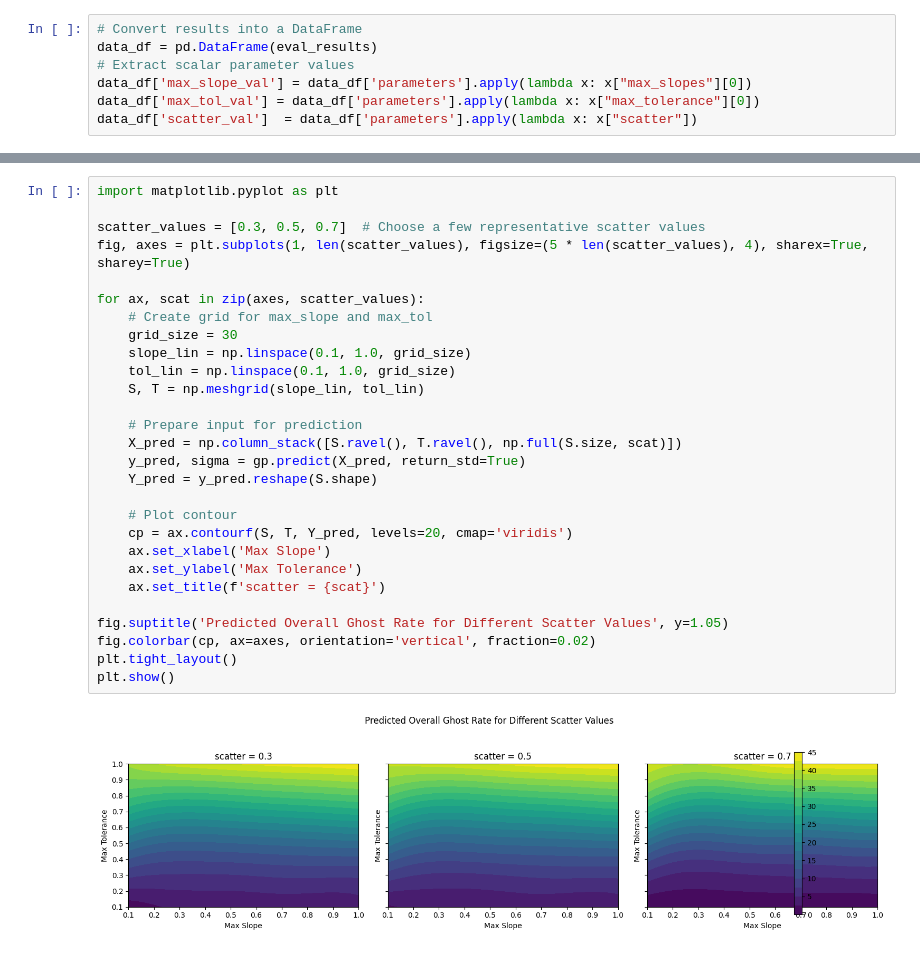
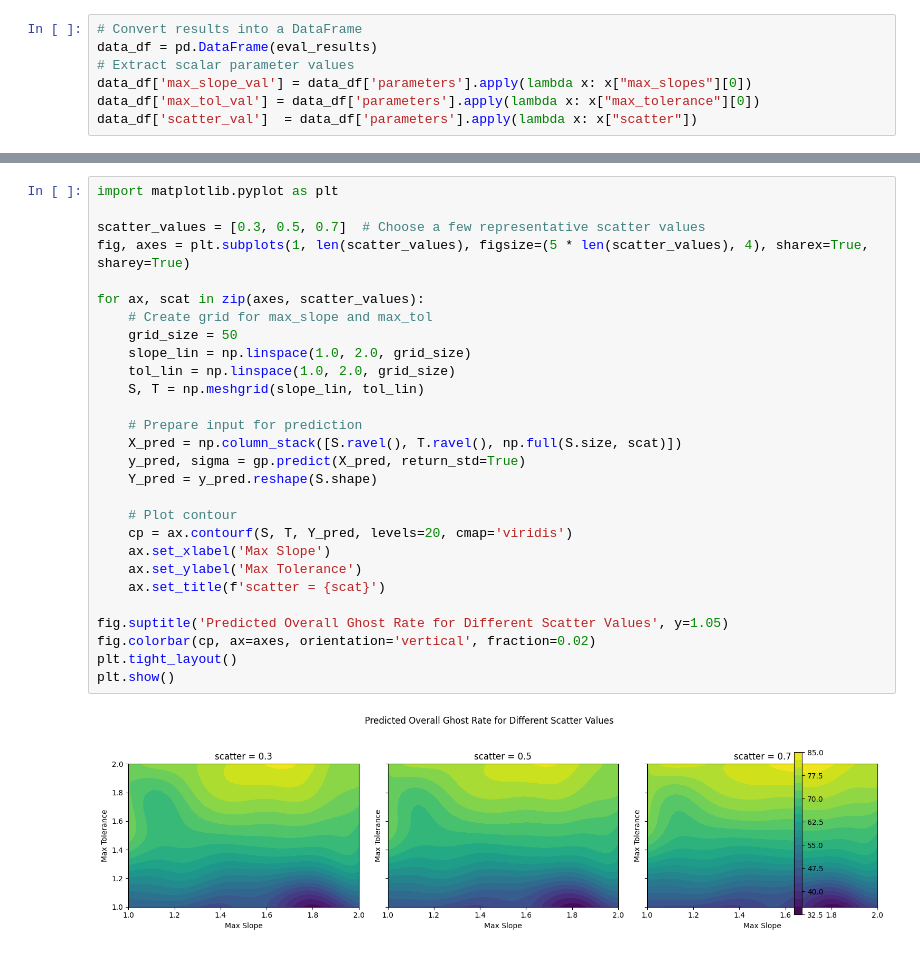
Before and after one commit to SvenHockers/velopix_tracking, a Jupyter notebook: optimalisation_landscape/TrackFollowing.ipynb, the cells around one changed output, grey strips where cells are left out. Drawn from its saved outputs; the diff is of its cells as text.

```diff
--- a/optimalisation_landscape/TrackFollowing.ipynb
+++ b/optimalisation_landscape/TrackFollowing.ipynb
@@ -159,30 +174,30 @@ plt.show()
 # %%
 import matplotlib.pyplot as plt
 
 scatter_values = [0.3, 0.5, 0.7]  # Choose a few representative scatter values
 fig, axes = plt.subplots(1, len(scatter_values), figsize=(5 * len(scatter_values), 4), sharex=True, sharey=True)
 
 for ax, scat in zip(axes, scatter_values):
     # Create grid for max_slope and max_tol
-    grid_size = 30
-    slope_lin = np.linspace(0.1, 1.0, grid_size)
-    tol_lin = np.linspace(0.1, 1.0, grid_size)
+    grid_size = 50
+    slope_lin = np.linspace(1.0, 2.0, grid_size)
+    tol_lin = np.linspace(1.0, 2.0, grid_size)
     S, T = np.meshgrid(slope_lin, tol_lin)
 
     # Prepare input for prediction
     X_pred = np.column_stack([S.ravel(), T.ravel(), np.full(S.size, scat)])
     y_pred, sigma = gp.predict(X_pred, return_std=True)
     Y_pred = y_pred.reshape(S.shape)
 
     # Plot contour
     cp = ax.contourf(S, T, Y_pred, levels=20, cmap='viridis')
     ax.set_xlabel('Max Slope')
     ax.set_ylabel('Max Tolerance')
     ax.set_title(f'scatter = {scat}')
 
 fig.suptitle('Predicted Overall Ghost Rate for Different Scatter Values', y=1.05)
 fig.colorbar(cp, ax=axes, orientation='vertical', fraction=0.02)
 plt.tight_layout()
 plt.show()
 # %% [output]
-[figure, old version]
+[figure, new version]
```
Also changed, not shown: parts of 4 cells of this notebook, 4 other files.
